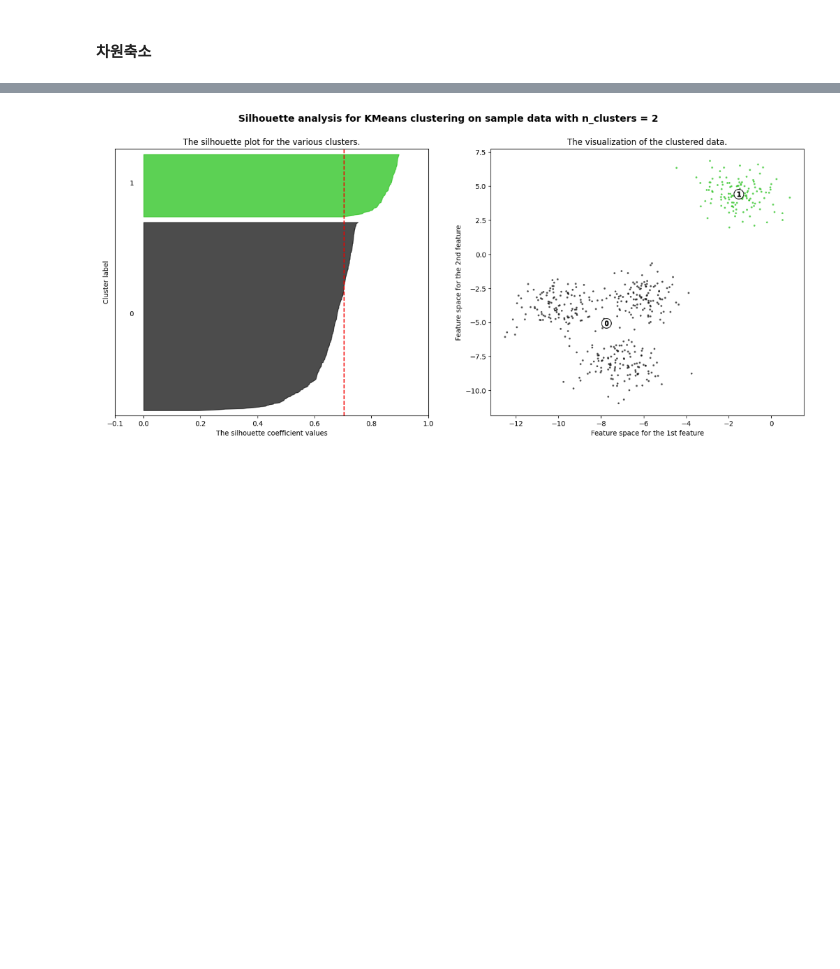
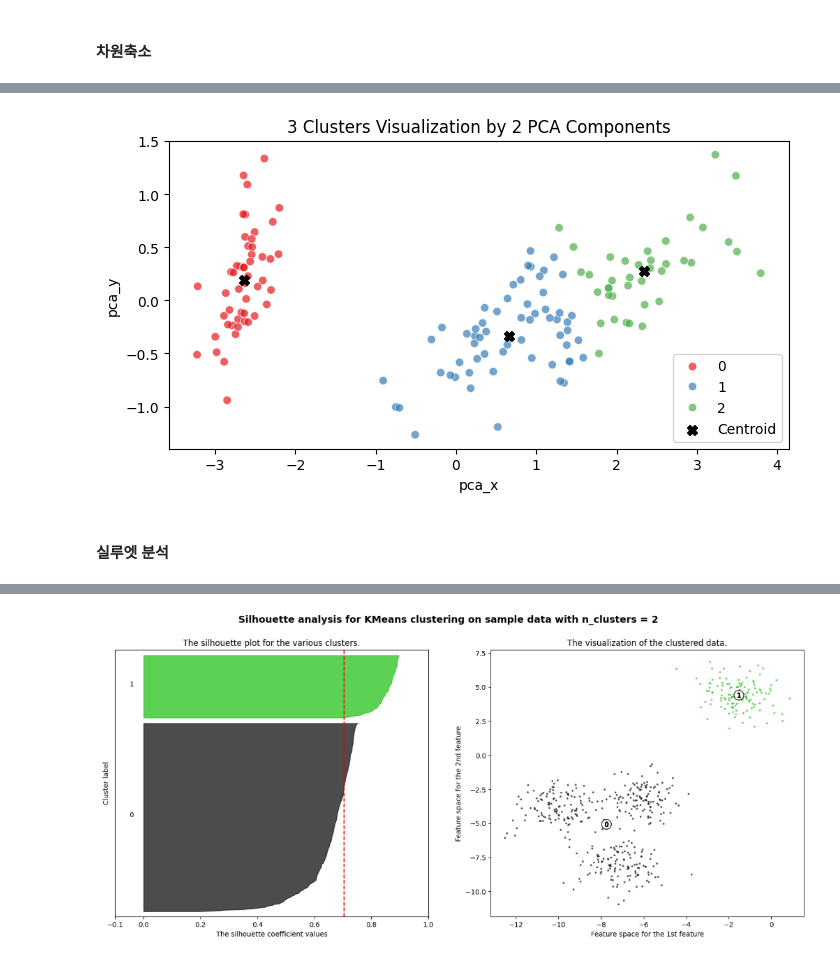
Before and after one commit to jimena1lee/pythonmlproject, a Jupyter notebook: 05_군집_붓꽃KMeans.ipynb, the cells around one changed output, grey strips where cells are left out. Drawn from its saved outputs; the diff is of its cells as text; code cells hidden in the pictures; blank space fills up the shorter version.

```diff
--- a/05_군집_붓꽃KMeans.ipynb
+++ b/05_군집_붓꽃KMeans.ipynb
@@ -108,3 +113,18 @@ iris_df.head(3)
+# %%
+# PCA로 차원 축소된 데이터를 시각화 (산점도)
+# 군집화 결과 시각화
+plt.figure(figsize=(8, 4))
+sns.scatterplot(data=iris_df,x='pca_x', y='pca_y', hue='cluster', palette='Set1', alpha=0.7)
+centroids = kmeans.cluster_centers_
+centroids_pca = pca.transform(centroids)
+plt.scatter(centroids_pca[:, 0],centroids_pca[:, 1], s=50, c='black',marker='X',label='Centroid')
+plt.title('3 Clusters Visualization by 2 PCA Components')
+plt.legend()
+plt.show()
+# %% [output]
+[figure, added]
+# %% [markdown]
+#### 실루엣 분석
 # %%
 from sklearn.preprocessing import scale
 from sklearn.datasets import load_iris
```
Also changed, not shown: parts of 12 cells of this notebook.
